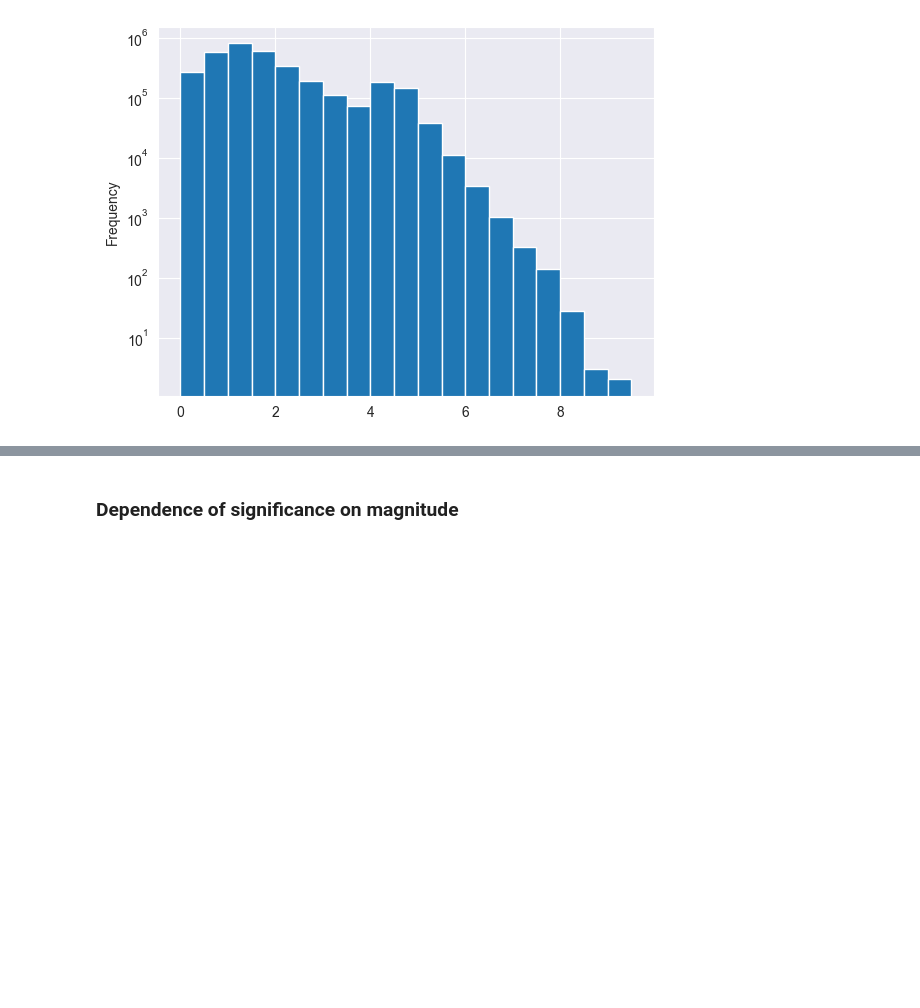
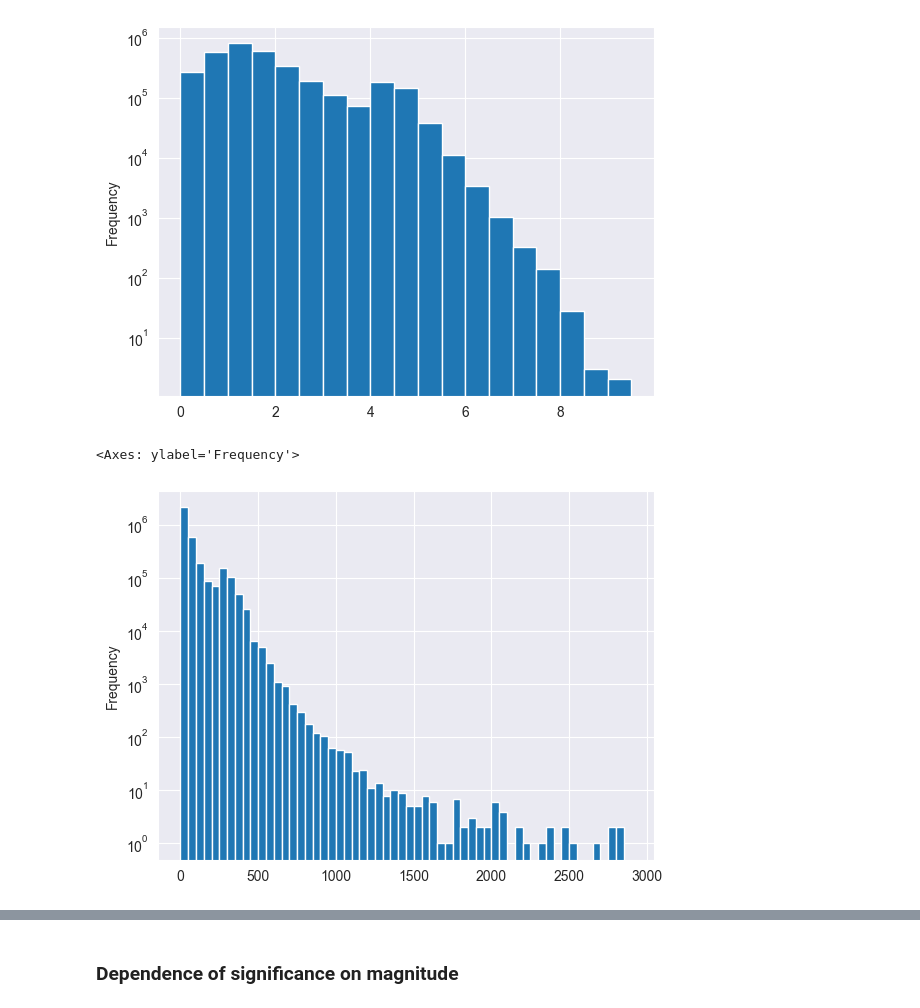
Before and after one commit to DenisIndenbom/DSBA-analytical-project, a Jupyter notebook: project.ipynb, the cells around one changed output, grey strips where cells are left out. Saved outputs shown, nothing was run; the diff lists cells and outputs as text; code cells hidden in the pictures; blank space fills up the shorter version.

```diff
--- a/project.ipynb
+++ b/project.ipynb
@@ -210,3 +194,8 @@ df['magnitudo'].plot(kind='hist', bins=np.arange(0., 10., 0.5), log=True)
 # %% [output]
 <Axes: ylabel='Frequency'>
 [figure]
+# %%
+df['significance'].plot(kind='hist', bins=np.arange(0., df['significance'].max(), 50), log=True)
+# %% [output]
+<Axes: ylabel='Frequency'>
+[figure, added]
```
Also changed, not shown: parts of 6 cells of this notebook, 1 other file.
